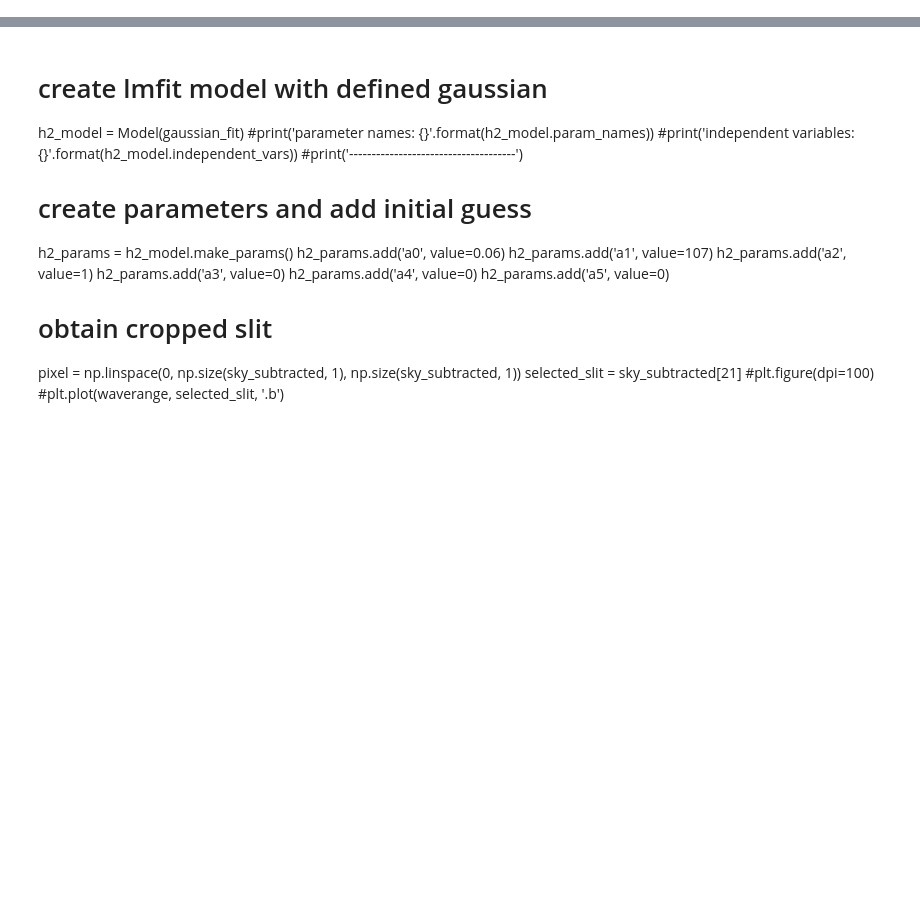
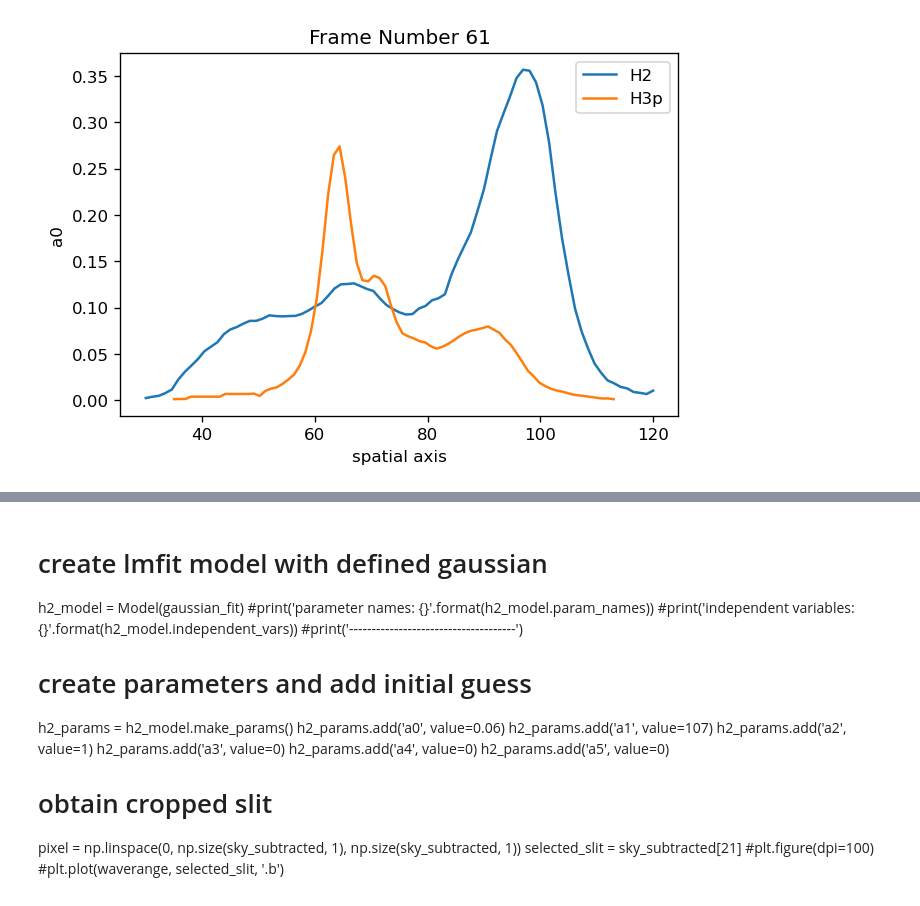
Before and after one commit to ruoyanwangdr/Dynamics-of-Jovian-Infrared-Auroral-Ionosphere-and-Thermosphere, a Jupyter notebook: h3p.ipynb, the cells around one changed output, grey strips where cells are left out. Cells and saved outputs as stored; diff of their text form; code cells hidden in the pictures; blank space fills up the shorter version.

```diff
--- a/h3p.ipynb
+++ b/h3p.ipynb
@@ -312,0 +322,11 @@ plt.legend()
+# %%
+plt.figure()
+plt.plot(np.linspace(30, 120, len(h2_a0_array)), h2_a0_array, label='H2')
+plt.plot(np.linspace(35, 113, len(h3p_a0_array)), h3p_a0_array, label='H3p')
+plt.title(r'Frame Number ' + str(fn_spec))
+plt.xlabel('spatial axis')
+plt.ylabel('a0')
+plt.legend()
+plt.savefig('a0_fn' + str(fn_spec) + '.png')
+# %% [output]
+[figure, added]
```
Also changed, not shown: parts of 13 cells of this notebook.
